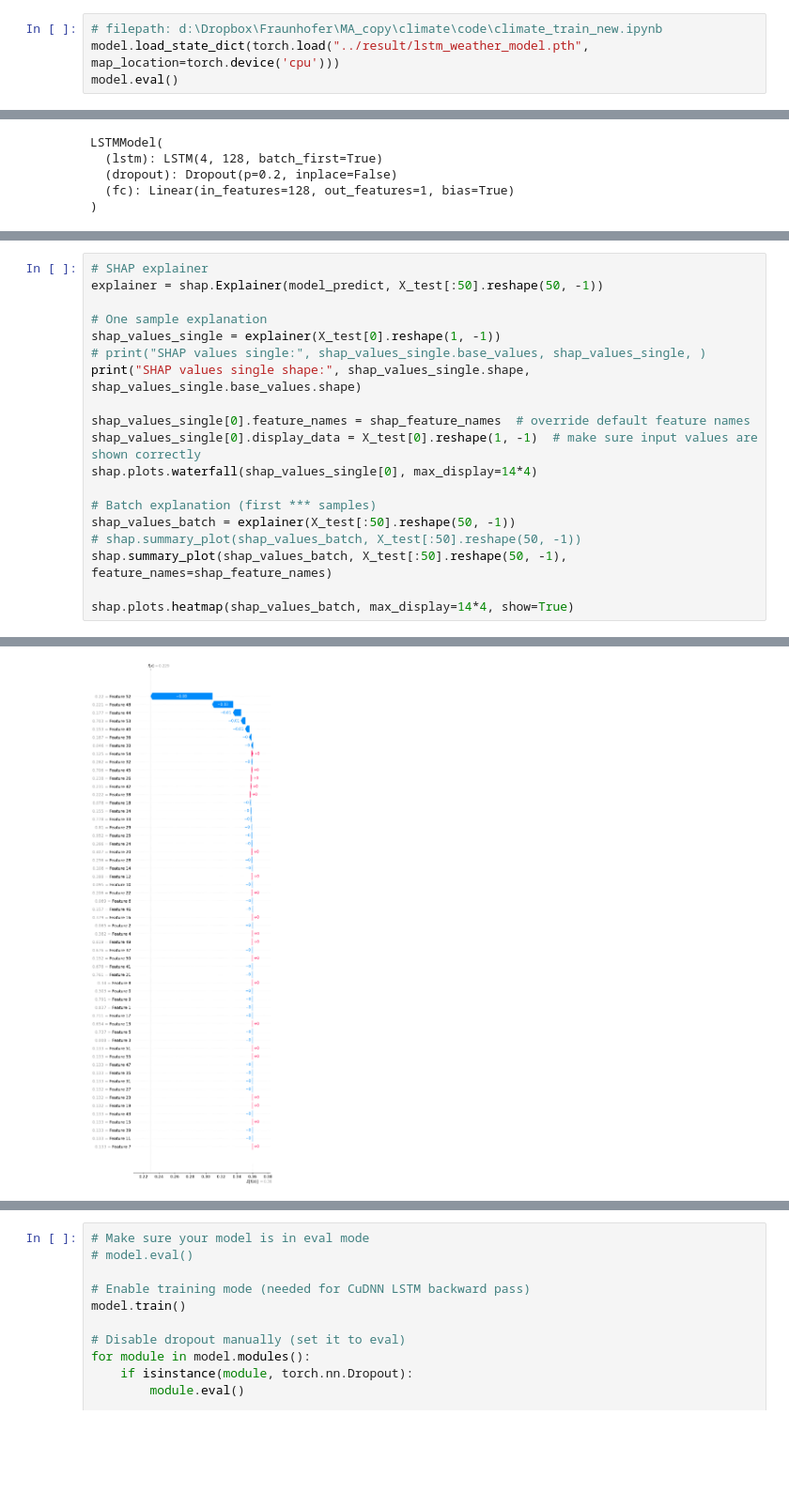
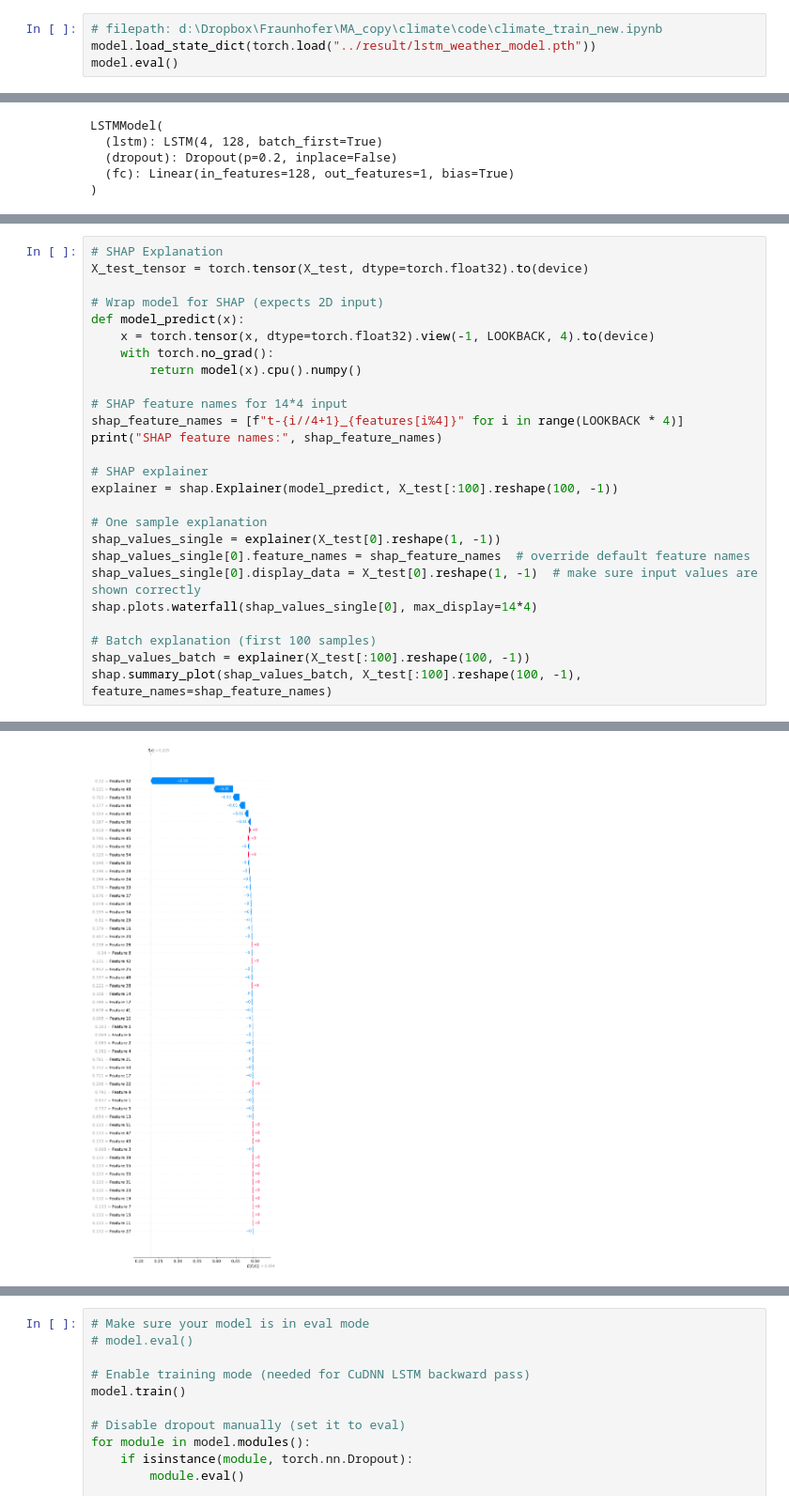
Before and after one commit to wanglaoban1993/Uncertaianty, a Jupyter notebook: code/climate_LSTM_xai.ipynb, the cells around one changed output, grey strips where cells are left out. Shown: that part at 94% size. Drawn from its saved outputs; the diff is of its cells as text; blank space fills up the shorter version.

```diff
--- a/code/climate_LSTM_xai.ipynb
+++ b/code/climate_LSTM_xai.ipynb
@@ -67,7 +67,7 @@ criterion = nn.MSELoss()
 optimizer = torch.optim.Adam(model.parameters(), lr=LR)
 # %%
 # filepath: d:\Dropbox\Fraunhofer\MA_copy\climate\code\climate_train_new.ipynb
-model.load_state_dict(torch.load("../result/lstm_weather_model.pth",  map_location=torch.device('cpu')))
+model.load_state_dict(torch.load("../result/lstm_weather_model.pth"))
 model.eval()
 # %% [output]
 You are using `torch.load` with `weights_only=False` (the current default value), which uses the default pickle module implicitly. It is possible to construct malicious pickle data which will execute  ...
@@ -104,20 +79,27 @@ print(model_predict(X_test[:40].reshape(40, -1)).shape)
 # %%
+# SHAP Explanation
+X_test_tensor = torch.tensor(X_test, dtype=torch.float32).to(device)
+
+# Wrap model for SHAP (expects 2D input)
+def model_predict(x):
+    x = torch.tensor(x, dtype=torch.float32).view(-1, LOOKBACK, 4).to(device)
+    with torch.no_grad():
+        return model(x).cpu().numpy()
+
+# SHAP feature names for 14*4 input
+shap_feature_names = [f"t-{i//4+1}_{features[i%4]}" for i in range(LOOKBACK * 4)]
+print("SHAP feature names:", shap_feature_names)
+
 # SHAP explainer
-explainer = shap.Explainer(model_predict, X_test[:50].reshape(50, -1))
+explainer = shap.Explainer(model_predict, X_test[:100].reshape(100, -1))
 
 # One sample explanation
 shap_values_single = explainer(X_test[0].reshape(1, -1))
-# print("SHAP values single:", shap_values_single.base_values, shap_values_single, )
-print("SHAP values single shape:", shap_values_single.shape, shap_values_single.base_values.shape)
-
 shap_values_single[0].feature_names = shap_feature_names  # override default feature names
 shap_values_single[0].display_data = X_test[0].reshape(1, -1)  # make sure input values are shown correctly
 shap.plots.waterfall(shap_values_single[0], max_display=14*4)
 
-# Batch explanation (first *** samples)
-shap_values_batch = explainer(X_test[:50].reshape(50, -1))
-# shap.summary_plot(shap_values_batch, X_test[:50].reshape(50, -1))
-shap.summary_plot(shap_values_batch, X_test[:50].reshape(50, -1), feature_names=shap_feature_names)
-
-shap.plots.heatmap(shap_values_batch, max_display=14*4, show=True)
+# Batch explanation (first 100 samples)
+shap_values_batch = explainer(X_test[:100].reshape(100, -1))
+shap.summary_plot(shap_values_batch, X_test[:100].reshape(100, -1), feature_names=shap_feature_names)
 # %% [output]
@@ -125 +107 @@ SHAP values single shape: (1, 56) (1, 1)
-[figure, old version]
+[figure, new version]
```
Also changed, not shown: parts of 7 cells of this notebook, 19 other files.
